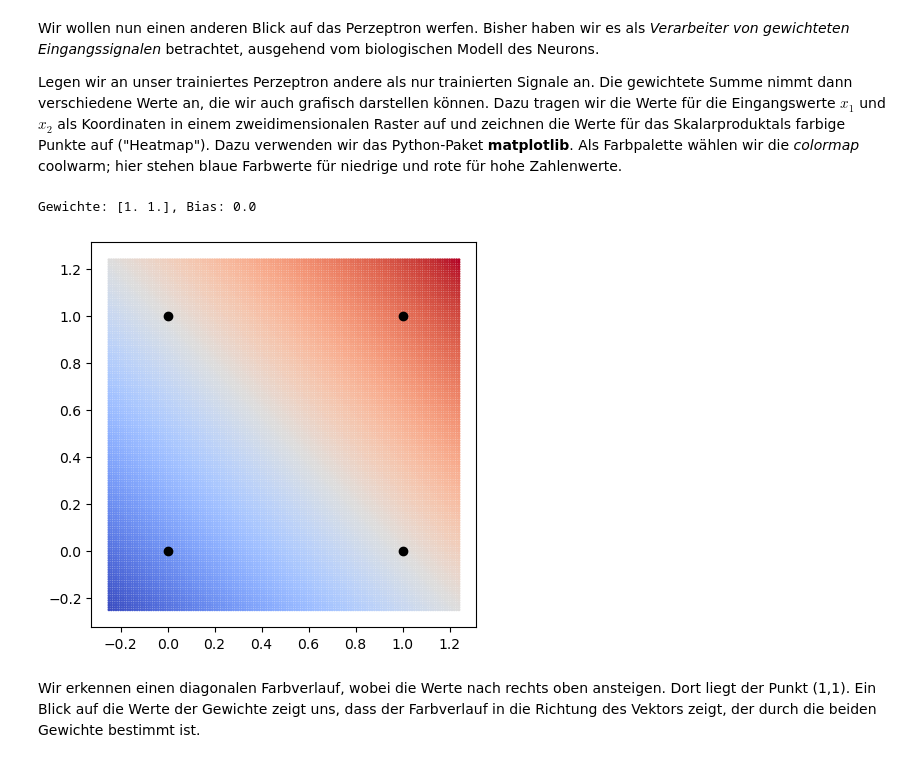
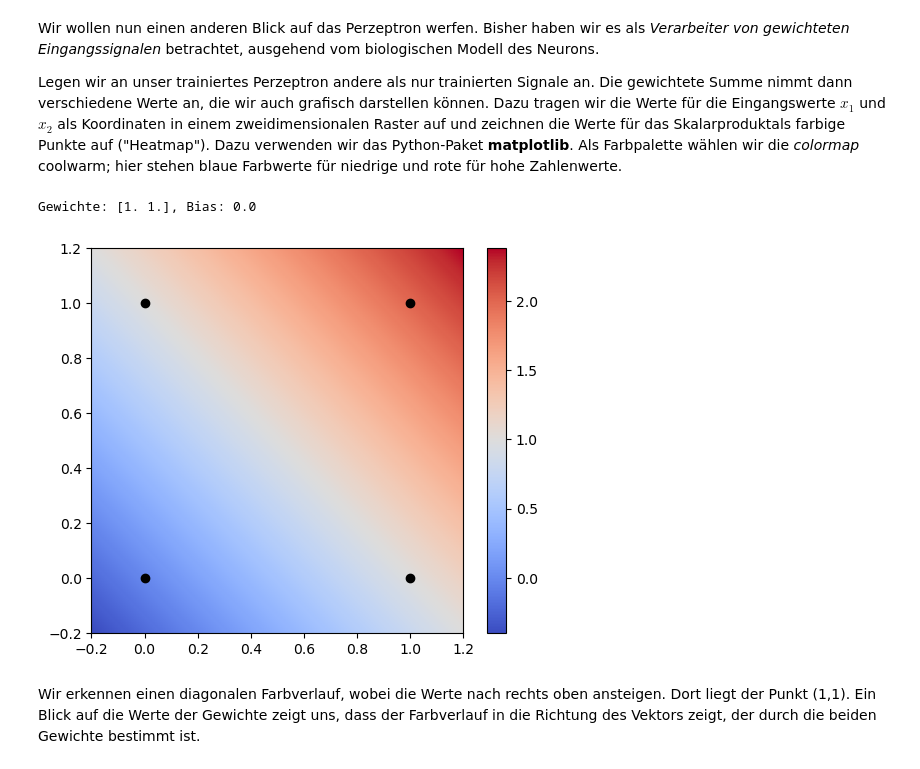
Before and after one commit to infaktum/ML1, a Jupyter notebook: deep_learning/DL04.2_Die Geometrie des Perzeptrons.ipynb, the cells around one changed output. Saved outputs shown, nothing was run; the diff lists cells and outputs as text; code cells hidden in the pictures.

```diff
--- a/deep_learning/DL04.2_Die Geometrie des Perzeptrons.ipynb
+++ b/deep_learning/DL04.2_Die Geometrie des Perzeptrons.ipynb
@@ -89,14 +75,26 @@ def plot_prediction(p):
+# %%
+import matplotlib.pyplot as plt
+
+def plot_heatmap(func, x_range, y_range, density=0.01):
+    x = np.arange(x_range[0], x_range[1], density)
+    y = np.arange(y_range[0], y_range[1], density)
+    X, Y = np.meshgrid(x, y)
+    Z = np.array([func([xi, yi]) for xi, yi in zip(np.ravel(X), np.ravel(Y))])
+    Z = Z.reshape(X.shape)
+    plt.figure(figsize=(6,5))
+    plt.imshow(Z, extent=(x_range[0], x_range[1], y_range[0], y_range[1]), origin='lower', cmap='coolwarm', aspect='auto')
+    plt.colorbar()
 # %%
 p = Perzeptron(2)
 y_train = np.array([0,1,1,1],dtype=float)
 p.fit(X_train,y_train)
 print(p)
 
-plot_prediction(p)
+plot_heatmap(p.forward,[-.2,1.2],[-0.2,1.2])
 plt.scatter(X_train[:,0],X_train[:,1], c = 'black');
 # %% [output]
 Gewichte: [1. 1.], Bias: 0.0
-[figure, old version]
+[figure, new version]
 # %% [markdown]
 Wir erkennen einen diagonalen Farbverlauf, wobei die Werte nach rechts oben ansteigen. Dort liegt der Punkt (1,1). Ein Blick auf die Werte der Gewichte zeigt uns, dass der Farbverlauf in die Richtung des Vektors zeigt, der durch die beiden Gewichte bestimmt ist.
 # %% [markdown]
```
Also changed, not shown: parts of 2 cells of this notebook, 15 other files.
